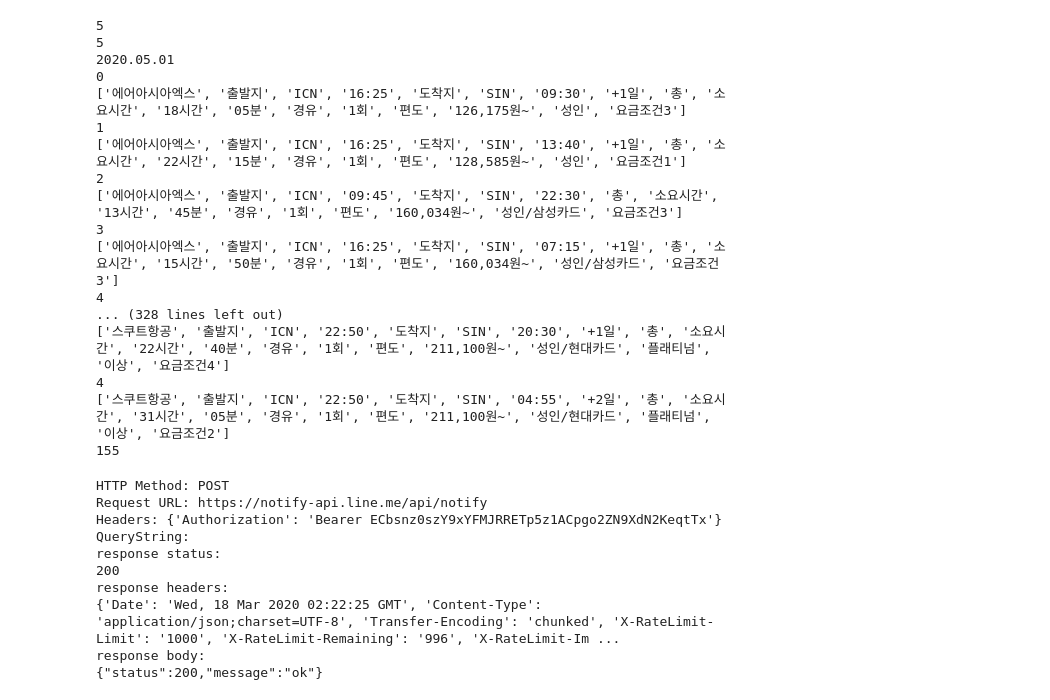
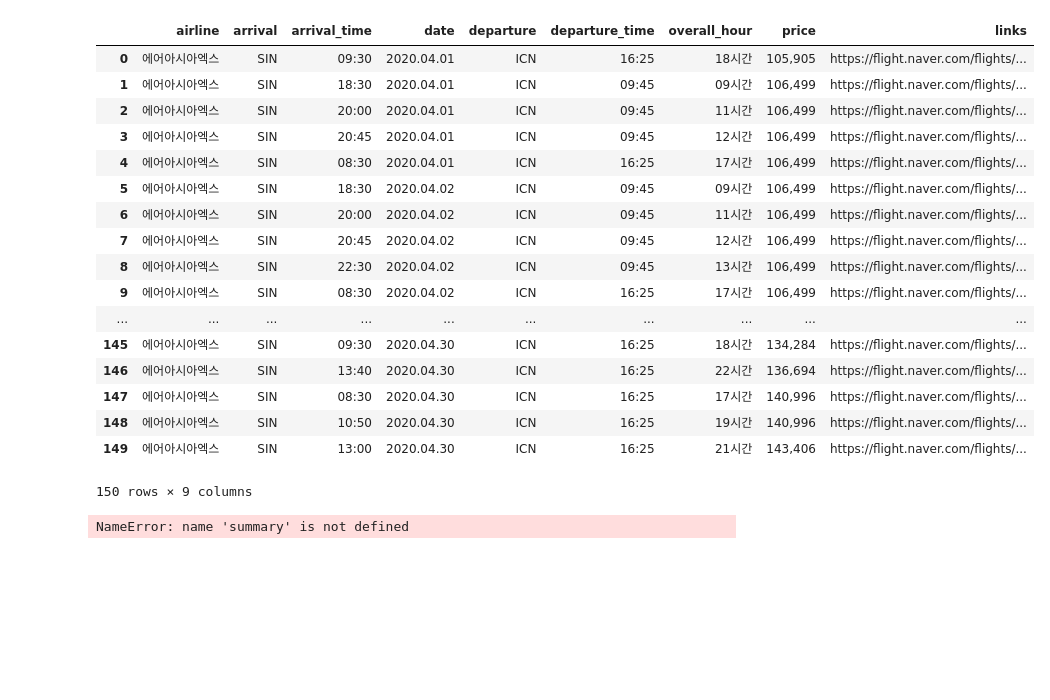
Before and after one commit to h33sun/Naver_flight_ticket, a Jupyter notebook: get_flight_ticket.ipynb, the cells around one changed output. Cells and saved outputs as stored; diff of their text form; code cells hidden in the pictures; blank space fills up the shorter version.

```diff
--- a/get_flight_ticket.ipynb
+++ b/get_flight_ticket.ipynb
@@ -155,24 +146 @@ class naver_flight_ticket():
         return df, summary
-# %%
-naver = naver_flight_ticket(month=5)
-naver.get_flight_urls()
-df,summary = naver.get_flight_info()
-print(len(df))
-# %% [output]
-5
-5
-2020.05.01
-0
-['에어아시아엑스', '출발지', 'ICN', '16:25', '도착지', 'SIN', '09:30', '+1일', '총', '소요시간', '18시간', '05분', '경유', '1회', '편도', '126,175원~', '성인', '요금조건3']
-1
-['에어아시아엑스', '출발지', 'ICN', '16:25', '도착지', 'SIN', '13:40', '+1일', '총', '소요시간', '22시간', '15분', '경유', '1회', '편도', '128,585원~', '성인', '요금조건1']
-2
-['에어아시아엑스', '출발지', 'ICN', '09:45', '도착지', 'SIN', '22:30', '총', '소요시간', '13시간', '45분', '경유', '1회', '편도', '160,034원~', '성인/삼성카드', '요금조건3']
-3
-['에어아시아엑스', '출발지', 'ICN', '16:25', '도착지', 'SIN', '07:15', '+1일', '총', '소요시간', '15시간', '50분', '경유', '1회', '편도', '160,034원~', '성인/삼성카드', '요금조건3']
-4
-... (328 lines left out)
-['스쿠트항공', '출발지', 'ICN', '22:50', '도착지', 'SIN', '20:30', '+1일', '총', '소요시간', '22시간', '40분', '경유', '1회', '편도', '211,100원~', '성인/현대카드', '플래티넘', '이상', '요금조건4']
-4
-['스쿠트항공', '출발지', 'ICN', '22:50', '도착지', 'SIN', '04:55', '+2일', '총', '소요시간', '31시간', '05분', '경유', '1회', '편도', '211,100원~', '성인/현대카드', '플래티넘', '이상', '요금조건2']
-155
@@ -181,9 +147,30 @@ summary = ds[ds.price== min(ds.price)].sort_values(['date'],ascending = False).r
+# %%
+df
+# %% [output]
+|  | airline | arrival | arrival_time | date | departure | departure_time | overall_hour | price | links |
+| 0 | 에어아시아엑스 | SIN | 09:30 | 2020.04.01 | ICN | 16:25 | 18시간 | 105,905 | https://flight.naver.com/flights/... |
+| 1 | 에어아시아엑스 | SIN | 18:30 | 2020.04.01 | ICN | 09:45 | 09시간 | 106,499 | https://flight.naver.com/flights/... |
+| 2 | 에어아시아엑스 | SIN | 20:00 | 2020.04.01 | ICN | 09:45 | 11시간 | 106,499 | https://flight.naver.com/flights/... |
+| 3 | 에어아시아엑스 | SIN | 20:45 | 2020.04.01 | ICN | 09:45 | 12시간 | 106,499 | https://flight.naver.com/flights/... |
+| 4 | 에어아시아엑스 | SIN | 08:30 | 2020.04.01 | ICN | 16:25 | 17시간 | 106,499 | https://flight.naver.com/flights/... |
+| 5 | 에어아시아엑스 | SIN | 18:30 | 2020.04.02 | ICN | 09:45 | 09시간 | 106,499 | https://flight.naver.com/flights/... |
+| 6 | 에어아시아엑스 | SIN | 20:00 | 2020.04.02 | ICN | 09:45 | 11시간 | 106,499 | https://flight.naver.com/flights/... |
+| 7 | 에어아시아엑스 | SIN | 20:45 | 2020.04.02 | ICN | 09:45 | 12시간 | 106,499 | https://flight.naver.com/flights/... |
+| 8 | 에어아시아엑스 | SIN | 22:30 | 2020.04.02 | ICN | 09:45 | 13시간 | 106,499 | https://flight.naver.com/flights/... |
+| 9 | 에어아시아엑스 | SIN | 08:30 | 2020.04.02 | ICN | 16:25 | 17시간 | 106,499 | https://flight.naver.com/flights/... |
+| ... | ... | ... | ... | ... | ... | ... | ... | ... | ... |
+| 145 | 에어아시아엑스 | SIN | 09:30 | 2020.04.30 | ICN | 16:25 | 18시간 | 134,284 | https://flight.naver.com/flights/... |
+| 146 | 에어아시아엑스 | SIN | 13:40 | 2020.04.30 | ICN | 16:25 | 22시간 | 136,694 | https://flight.naver.com/flights/... |
+| 147 | 에어아시아엑스 | SIN | 08:30 | 2020.04.30 | ICN | 16:25 | 17시간 | 140,996 | https://flight.naver.com/flights/... |
+| 148 | 에어아시아엑스 | SIN | 10:50 | 2020.04.30 | ICN | 16:25 | 19시간 | 140,996 | https://flight.naver.com/flights/... |
+| 149 | 에어아시아엑스 | SIN | 13:00 | 2020.04.30 | ICN | 16:25 | 21시간 | 143,406 | https://flight.naver.com/flights/... |
+150 rows × 9 columns
 # %%
 import requests
 airline, price, date, link = summary.airline[0], summary.price[0], summary.date[0], summary.links[0]
 # Api 및 Token 정보
 API_HOST = 'https://notify-api.line.me'
-headers = {'Authorization': 'Bearer ECbsnz0szY9xYFMJRRETp5z1ACpgo2ZN9XdN2KeqtTx'}
+headers = {'Authorization': 'Bearer -'}
 data = {}
 
 
@@ -217,13 +204,4 @@ print("response status:\n%d" % resp.status_code)
 print("response headers:\n%s" % resp.headers)
 print("response body:\n%s" % resp.text)
 # %% [output]
-HTTP Method: POST
-Request URL: https://notify-api.line.me/api/notify
-Headers: {'Authorization': 'Bearer ECbsnz0szY9xYFMJRRETp5z1ACpgo2ZN9XdN2KeqtTx'}
-QueryString:
-response status:
-200
-response headers:
-{'Date': 'Wed, 18 Mar 2020 02:22:25 GMT', 'Content-Type': 'application/json;charset=UTF-8', 'Transfer-Encoding': 'chunked', 'X-RateLimit-Limit': '1000', 'X-RateLimit-Remaining': '996', 'X-RateLimit-Im ...
-response body:
-{"status":200,"message":"ok"}
+NameError: name 'summary' is not defined
```
Also changed, not shown: parts of 10 cells of this notebook, 10 other files.
